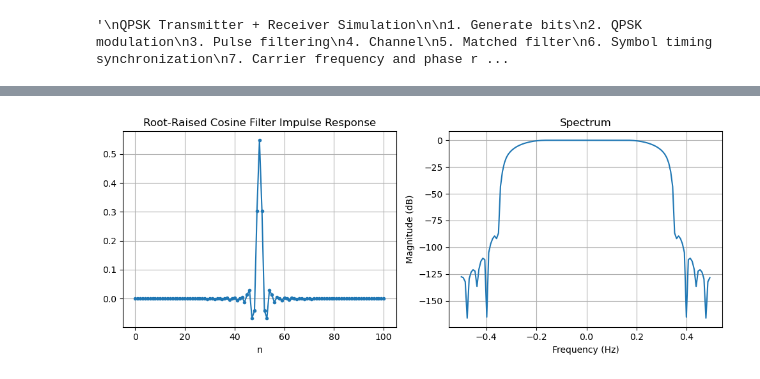
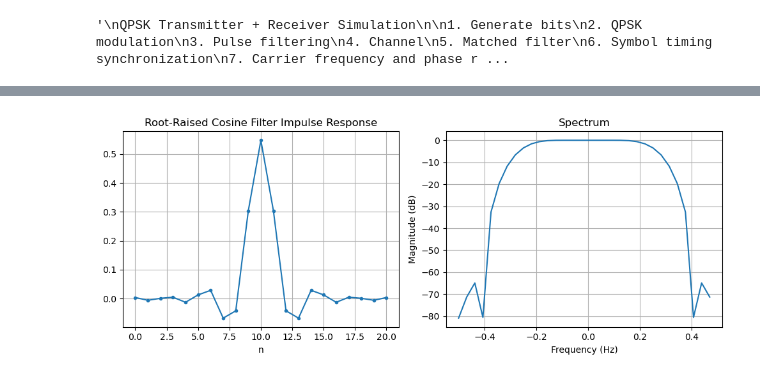
Before and after one commit to cddelong6626/sdr-notebooks, a Jupyter notebook: notebooks/qpsk_sim.ipynb, the cells around one changed output, grey strips where cells are left out. Saved outputs shown, nothing was run; the diff lists cells and outputs as text; code cells hidden in the pictures.

```diff
--- a/notebooks/qpsk_sim.ipynb
+++ b/notebooks/qpsk_sim.ipynb
@@ -46,6 +46,7 @@ from utils import *
 SPS = int(2)
 N_BITS = 10**6
 N_SYMBOLS = int(N_BITS/2) + 1       # qpsk: 2 bits/sample, differential coding: +1 symbol
+N_RRC_TAPS = SPS*10 + 1
 SNR_DB = 10
 # %%
 ### Generate bits ###
@@ -80,13 +81,13 @@ plot_signal(sym_interp.real, sym_interp.imag, title='Symbols with Interpolation'
 # %%
-h_rrc = rrc_coef(Ts=SPS)
+h_rrc = rrc_coef(Ts=SPS, n_taps=N_RRC_TAPS)
 
 fig, axs = plt.subplots(1, 2, figsize=(10, 4))
 plot_signal(h_rrc.real, title='Root-Raised Cosine Filter Impulse Response', ax=axs[0])
 plot_spectrum(h_rrc, ax=axs[1])
 plt.tight_layout()
 plt.show()
 # %% [output]
-[figure, old version]
+[figure, new version]
 # %%
 # Convolve signal with RRC filter
 sig_tx = np.convolve(sym_interp, h_rrc)
```
Also changed, not shown: parts of 9 cells of this notebook, 3 other files.
